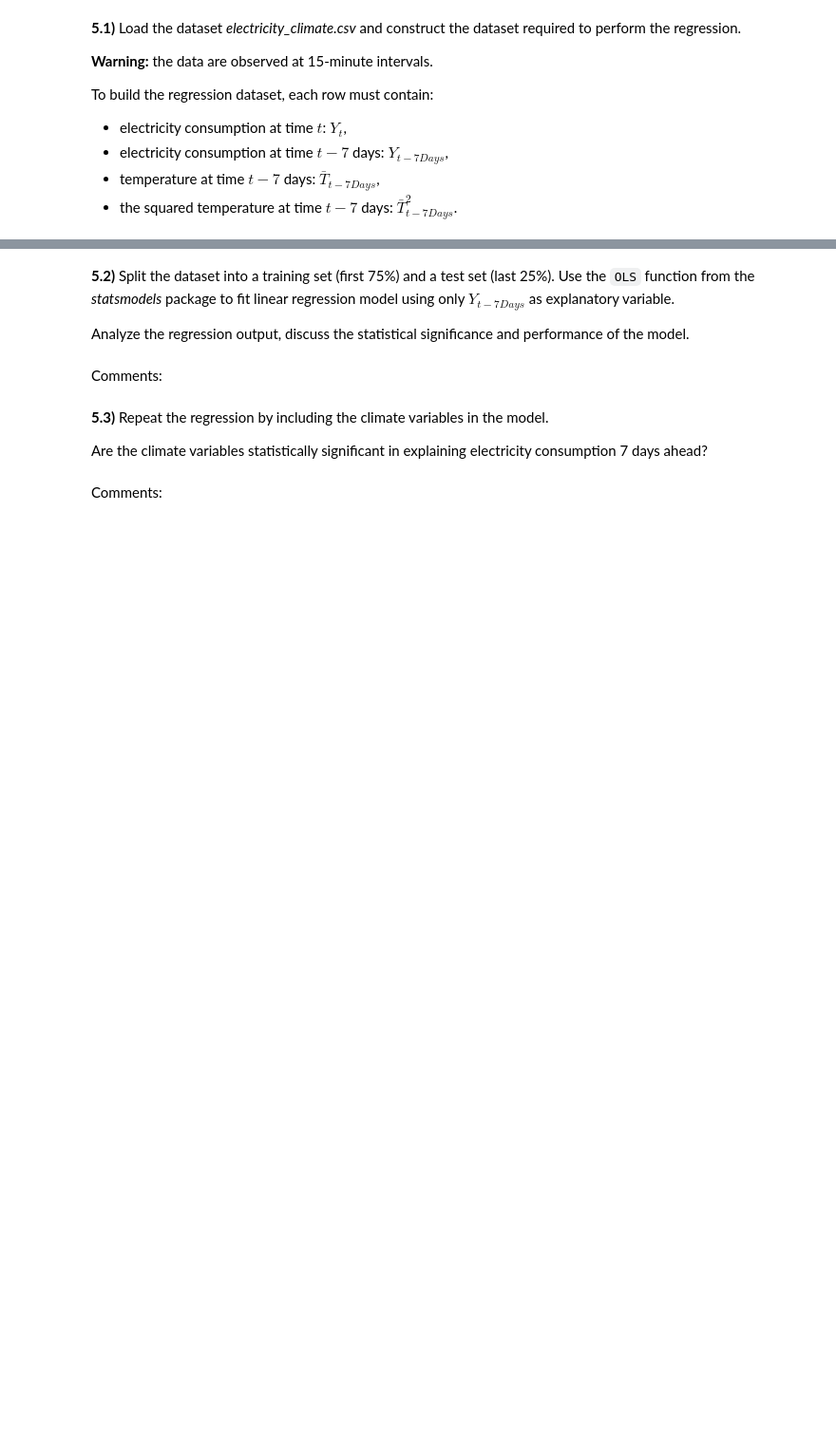
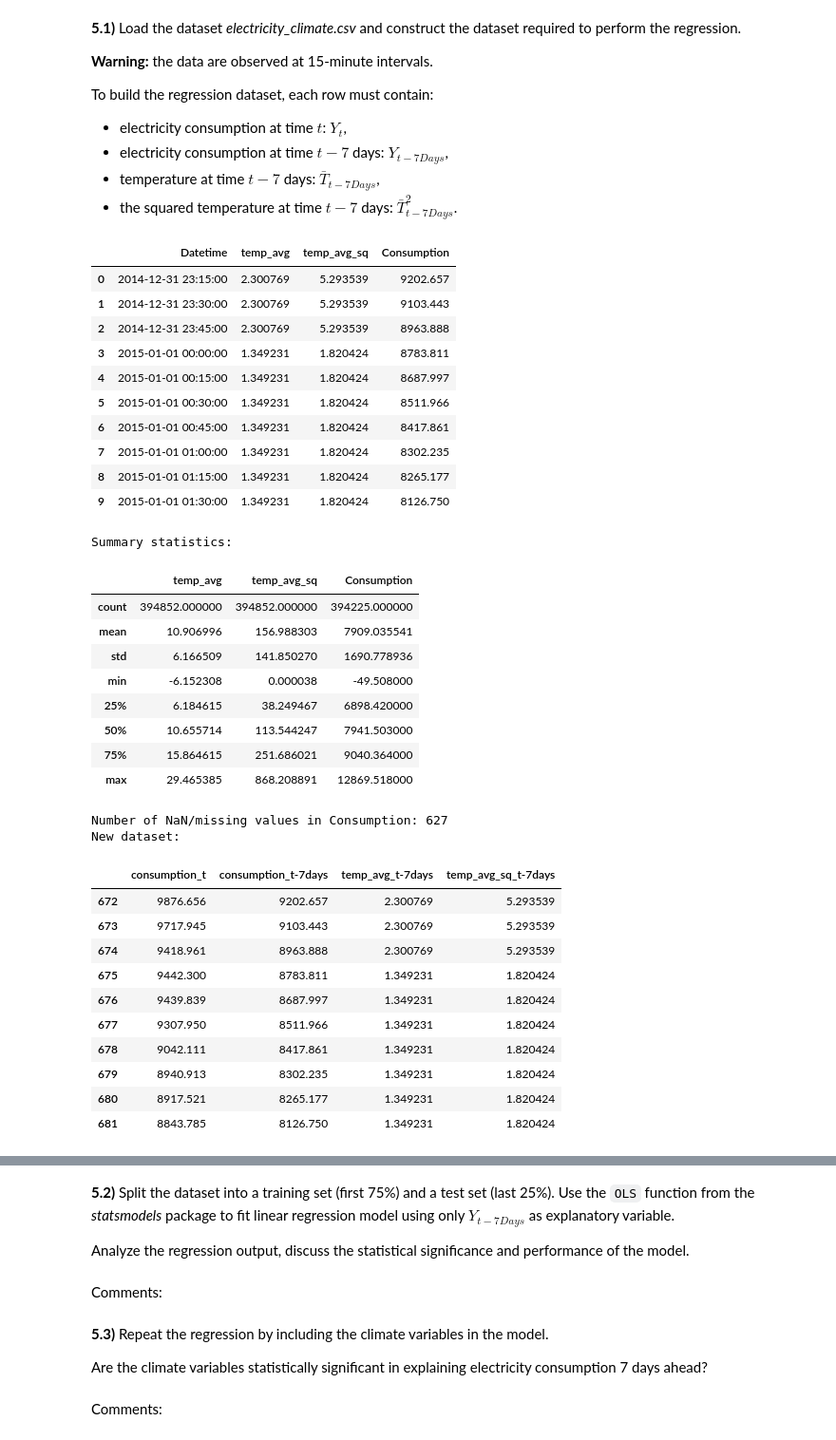
Before and after one commit to NJurquet/lepl1109-hackatons, a Jupyter notebook: Hackathon_1_-_Statistics/Hackathon_26_27.ipynb, the cells around one changed output, grey strips where cells are left out. Shown at 95% size. Saved outputs shown, nothing was run; the diff lists cells and outputs as text; code cells hidden in the pictures; blank space fills up the shorter version.

Commit message:
Complete 5.1) dataset creation & analysis

```diff
--- a/Hackathon_1_-_Statistics/Hackathon_26_27.ipynb
+++ b/Hackathon_1_-_Statistics/Hackathon_26_27.ipynb
@@ -259,3 +260,58 @@ To build the regression dataset, each row must contain:
 - the squared temperature at time $t - 7$ days: $\bar{T}_{t-7Days}^2$.
 # %%
 # Code here
+electricity = pd.read_csv(
+    "electricity_climate.csv",
+    parse_dates=["Datetime"],  # Convert "Datetime" column to datetime format
+)
+display(electricity.head(n=10))
+print("Summary statistics:")
+display(electricity.describe(include=[np.number]))  # Display summary statistics without datetime
+print(f"Number of NaN/missing values in Consumption: {electricity['Consumption'].isna().sum()}")
+
+time_shift = 7 * 24 * 4  # 7 days * 24 hours * 4 (15 minutes intervals)
+elec_dataset = pd.DataFrame(
+    {
+        "consumption_t": electricity["Consumption"],
+        "consumption_t-7days": electricity["Consumption"].shift(time_shift),
+        "temp_avg_t-7days": electricity["temp_avg"].shift(time_shift),
+        "temp_avg_sq_t-7days": electricity["temp_avg_sq"].shift(time_shift),
+    }
+).dropna()  # Drop rows with missing Consumption values and those with NaN values resulting from the shift operation as they don't have past data
+print("New dataset:")
+display(elec_dataset.head(n=10))
+# %% [output]
+|  | Datetime | temp_avg | temp_avg_sq | Consumption |
+| 0 | 2014-12-31 23:15:00 | 2.300769 | 5.293539 | 9202.657 |
+| 1 | 2014-12-31 23:30:00 | 2.300769 | 5.293539 | 9103.443 |
+| 2 | 2014-12-31 23:45:00 | 2.300769 | 5.293539 | 8963.888 |
+| 3 | 2015-01-01 00:00:00 | 1.349231 | 1.820424 | 8783.811 |
+| 4 | 2015-01-01 00:15:00 | 1.349231 | 1.820424 | 8687.997 |
+| 5 | 2015-01-01 00:30:00 | 1.349231 | 1.820424 | 8511.966 |
+| 6 | 2015-01-01 00:45:00 | 1.349231 | 1.820424 | 8417.861 |
+| 7 | 2015-01-01 01:00:00 | 1.349231 | 1.820424 | 8302.235 |
+| 8 | 2015-01-01 01:15:00 | 1.349231 | 1.820424 | 8265.177 |
+| 9 | 2015-01-01 01:30:00 | 1.349231 | 1.820424 | 8126.750 |
+Summary statistics:
+|  | temp_avg | temp_avg_sq | Consumption |
+| count | 394852.000000 | 394852.000000 | 394225.000000 |
+| mean | 10.906996 | 156.988303 | 7909.035541 |
+| std | 6.166509 | 141.850270 | 1690.778936 |
+| min | -6.152308 | 0.000038 | -49.508000 |
+| 25% | 6.184615 | 38.249467 | 6898.420000 |
+| 50% | 10.655714 | 113.544247 | 7941.503000 |
+| 75% | 15.864615 | 251.686021 | 9040.364000 |
+| max | 29.465385 | 868.208891 | 12869.518000 |
+Number of NaN/missing values in Consumption: 627
+New dataset:
+|  | consumption_t | consumption_t-7days | temp_avg_t-7days | temp_avg_sq_t-7days |
+| 672 | 9876.656 | 9202.657 | 2.300769 | 5.293539 |
+| 673 | 9717.945 | 9103.443 | 2.300769 | 5.293539 |
+| 674 | 9418.961 | 8963.888 | 2.300769 | 5.293539 |
+| 675 | 9442.300 | 8783.811 | 1.349231 | 1.820424 |
+| 676 | 9439.839 | 8687.997 | 1.349231 | 1.820424 |
+| 677 | 9307.950 | 8511.966 | 1.349231 | 1.820424 |
+| 678 | 9042.111 | 8417.861 | 1.349231 | 1.820424 |
+| 679 | 8940.913 | 8302.235 | 1.349231 | 1.820424 |
+| 680 | 8917.521 | 8265.177 | 1.349231 | 1.820424 |
+| 681 | 8843.785 | 8126.750 | 1.349231 | 1.820424 |
```
Also changed, not shown: parts of 3 cells of this notebook.
